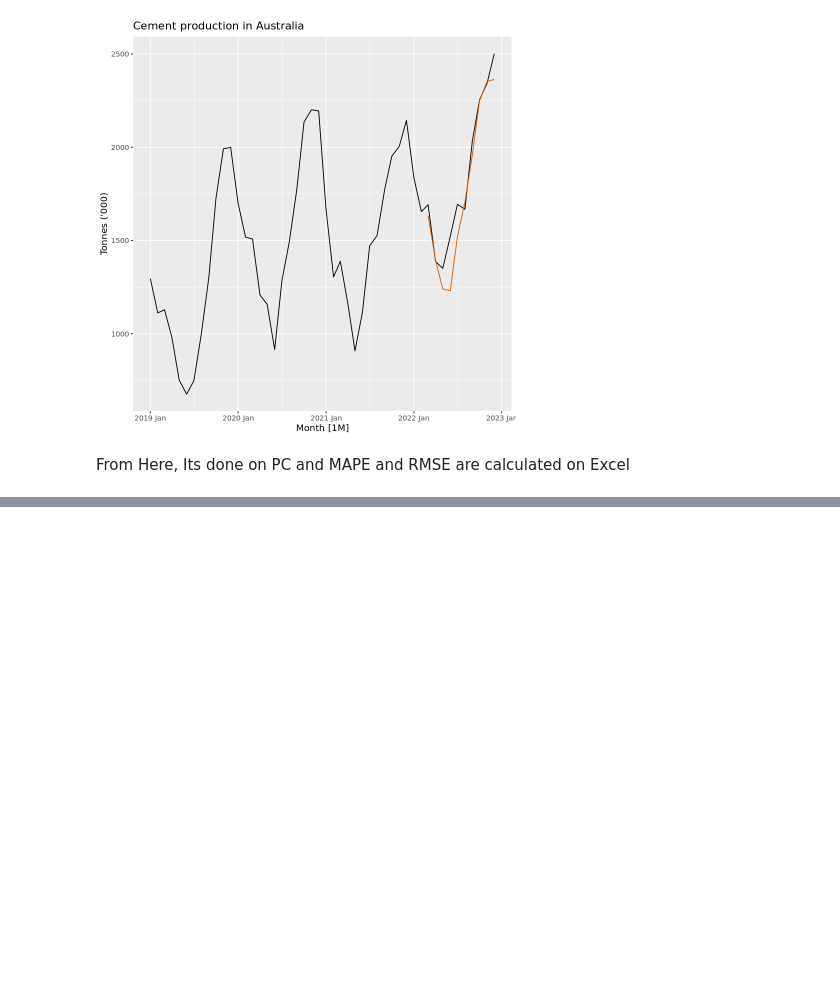
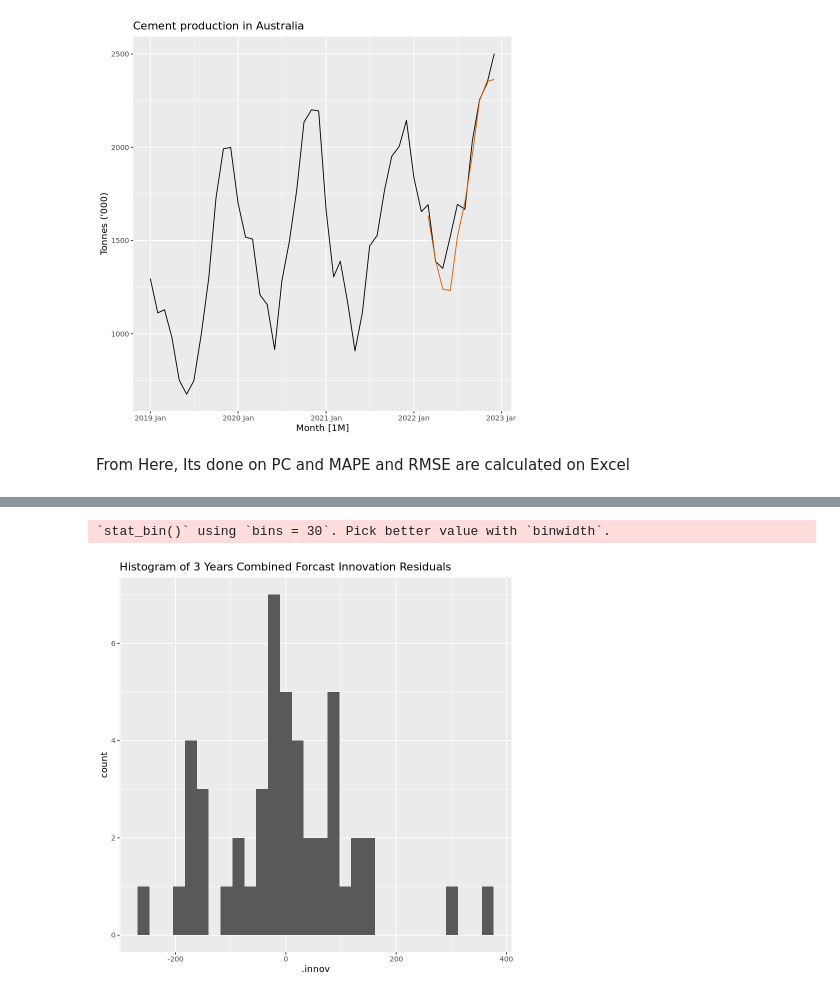
Before and after one commit to Ibrahim-Khayat/-IE499, a Jupyter notebook: indexClean.ipynb, the cells around one changed output, grey strips where cells are left out. Saved outputs shown, nothing was run; the diff lists cells and outputs as text; code cells hidden in the pictures; blank space fills up the shorter version.

```diff
--- a/indexClean.ipynb
+++ b/indexClean.ipynb
@@ -663,0 +724,8 @@ From Here, Its done on PC and MAPE and RMSE are calculated on Excel
+# %%
+comb |>
+  ggplot(aes(x = .innov)) +
+  geom_histogram() +
+  labs(title = "Histogram of 3 Years Combined Forcast Innovation Residuals")
+# %% [output]
+`stat_bin()` using `bins = 30`. Pick better value with `binwidth`.
+[figure, added]
```
Also changed, not shown: parts of 8 cells of this notebook.
